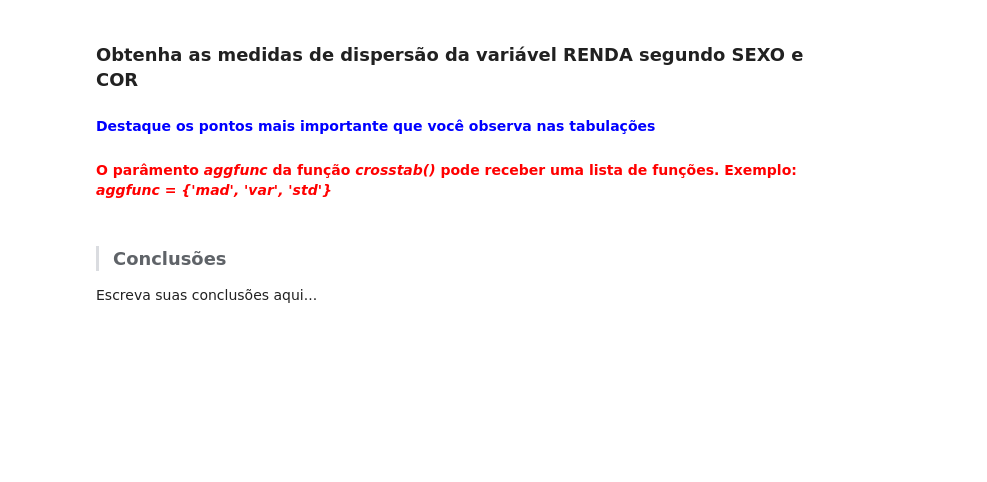
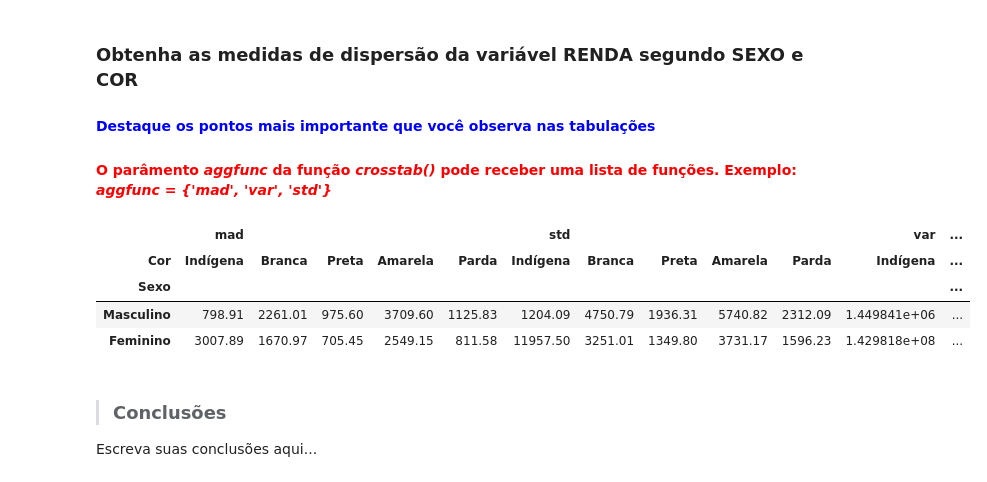
Before and after one commit to Julio-Cezar-Candido/Curso-de-Estatistica-Parte-1, a Jupyter notebook: Análise_Descritiva.ipynb, the cells around one changed output. Drawn from its saved outputs; the diff is of its cells as text; code cells hidden in the pictures; blank space fills up the shorter version.

```diff
--- a/Análise_Descritiva.ipynb
+++ b/Análise_Descritiva.ipynb
@@ -401,6 +470,20 @@ Escreva suas conclusões aqui...
 ### Obtenha as medidas de dispersão da variável RENDA segundo SEXO e COR
 #### <font color='blue'>Destaque os pontos mais importante que você observa nas tabulações</font>
 #### <font color='red'>O parâmento <i>aggfunc</i> da função <i>crosstab()</i> pode receber uma lista de funções. Exemplo: <i>aggfunc = {'mad', 'var', 'std'}</i></font>
+# %%
+medidas_dispersao = pd.crosstab(dados.Sexo,
+                         dados.Cor,
+                         aggfunc = {'mad', 'var', 'std'},
+                         values = dados.Renda).round(2)
+medidas_dispersao.rename(index = sexo, inplace = True)
+medidas_dispersao.rename(columns = cor, inplace = True)
+medidas_dispersao
+# %% [output]
+|  | mad |  |  |  |  | std |  |  |  |  | var | ... |
+| Cor | Indígena | Branca | Preta | Amarela | Parda | Indígena | Branca | Preta | Amarela | Parda | Indígena | ... |
+| Sexo |  |  |  |  |  |  |  |  |  |  |  | ... |
+| Masculino | 798.91 | 2261.01 | 975.60 | 3709.60 | 1125.83 | 1204.09 | 4750.79 | 1936.31 | 5740.82 | 2312.09 | 1.449841e+06 | ... |
+| Feminino | 3007.89 | 1670.97 | 705.45 | 2549.15 | 811.58 | 11957.50 | 3251.01 | 1349.80 | 3731.17 | 1596.23 | 1.429818e+08 | ... |
 # %% [markdown]
 > ### Conclusões
 
```
Also changed, not shown: parts of 11 cells of this notebook, 1 other file.
